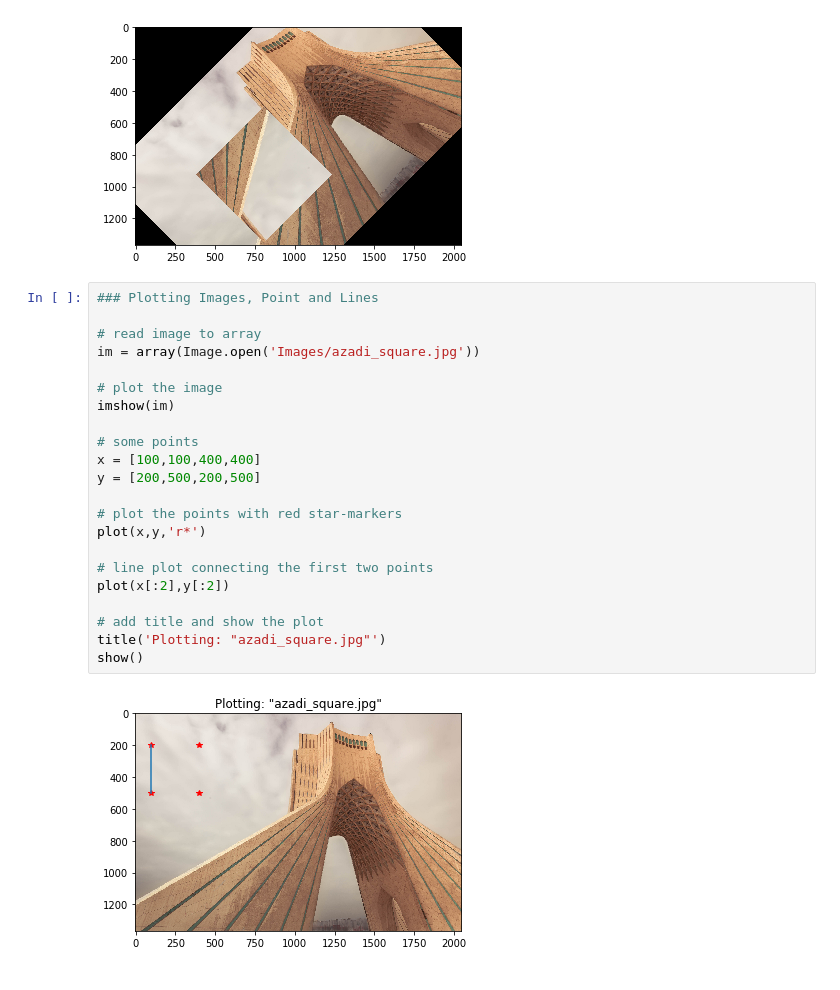
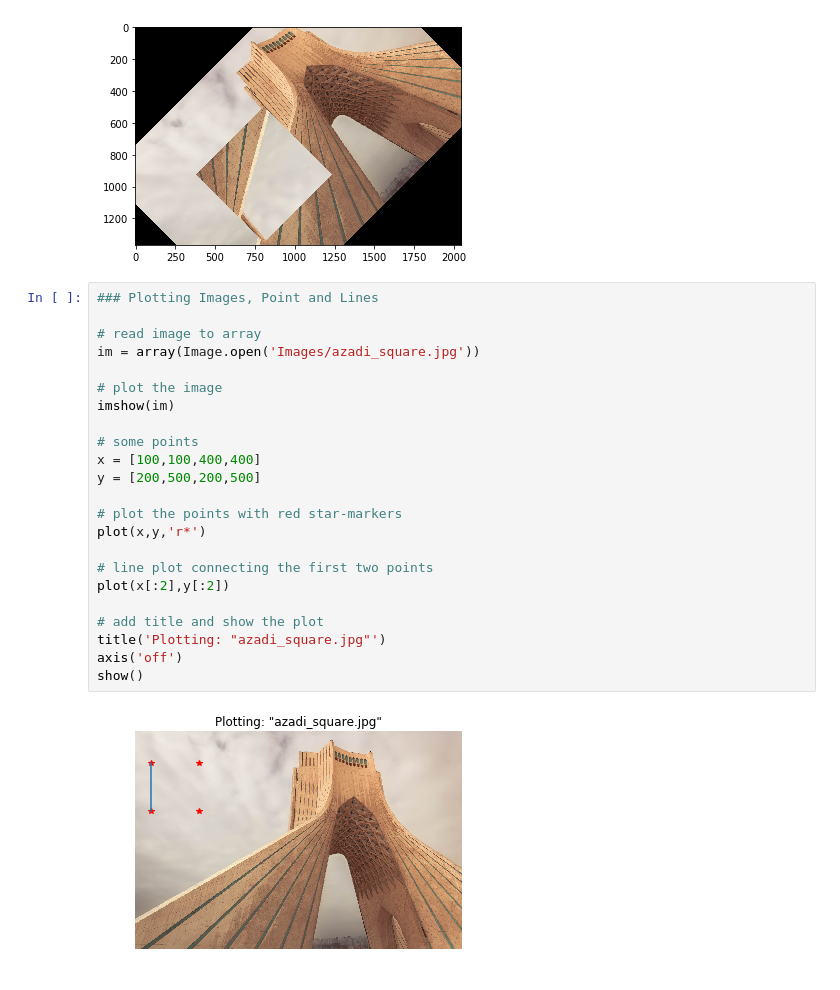
Before and after one commit to xtosis/learning-cv, a Jupyter notebook: book1-tutorials.ipynb, the cells around one changed output. Cells and saved outputs as stored; diff of their text form.

```diff
--- a/book1-tutorials.ipynb
+++ b/book1-tutorials.ipynb
@@ -38,24 +38,25 @@ show()
 # %%
 ### Plotting Images, Point and Lines
 
 # read image to array
 im = array(Image.open('Images/azadi_square.jpg'))
 
 # plot the image
 imshow(im)
 
 # some points
 x = [100,100,400,400]
 y = [200,500,200,500]
 
 # plot the points with red star-markers
 plot(x,y,'r*')
 
 # line plot connecting the first two points
 plot(x[:2],y[:2])
 
 # add title and show the plot
 title('Plotting: "azadi_square.jpg"')
+axis('off')
 show()
 # %% [output]
-[figure, old version]
+[figure, new version]
```
